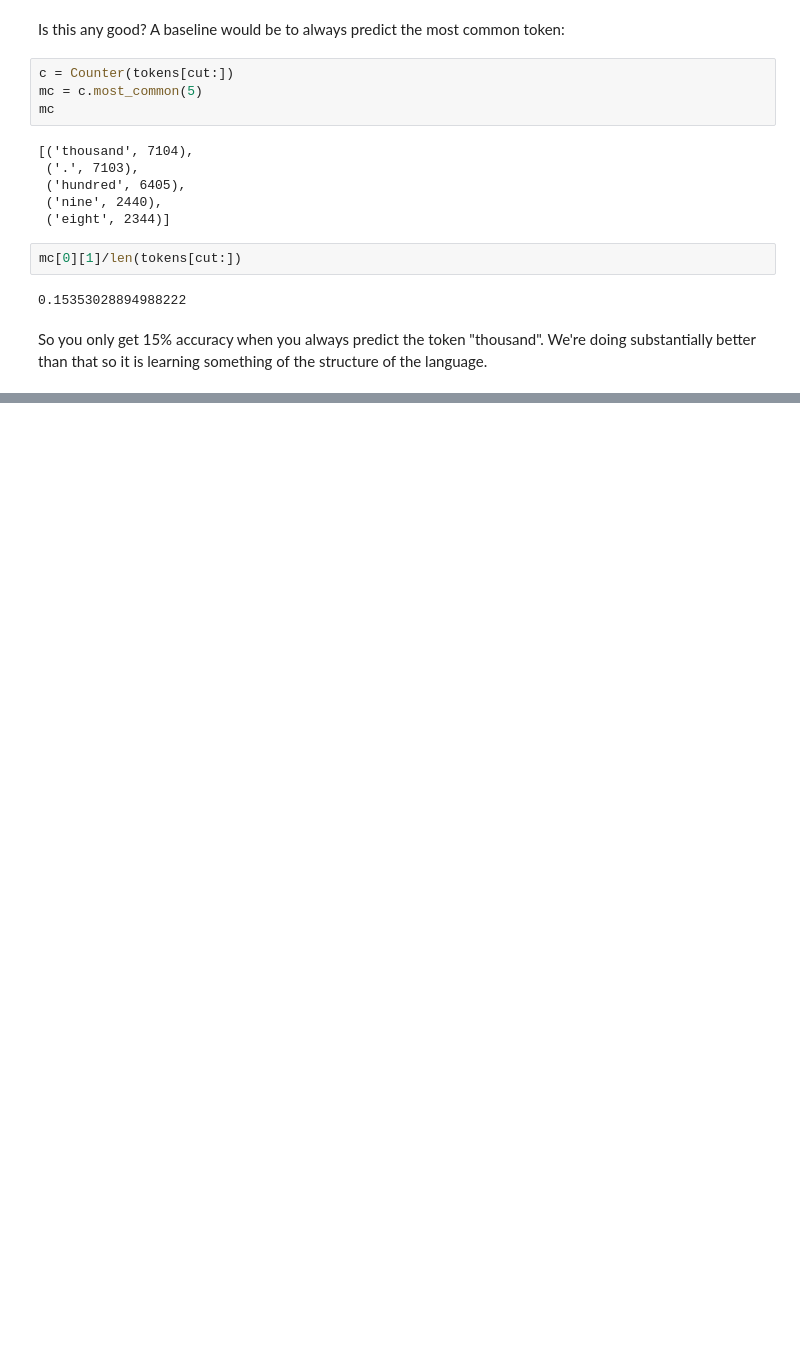
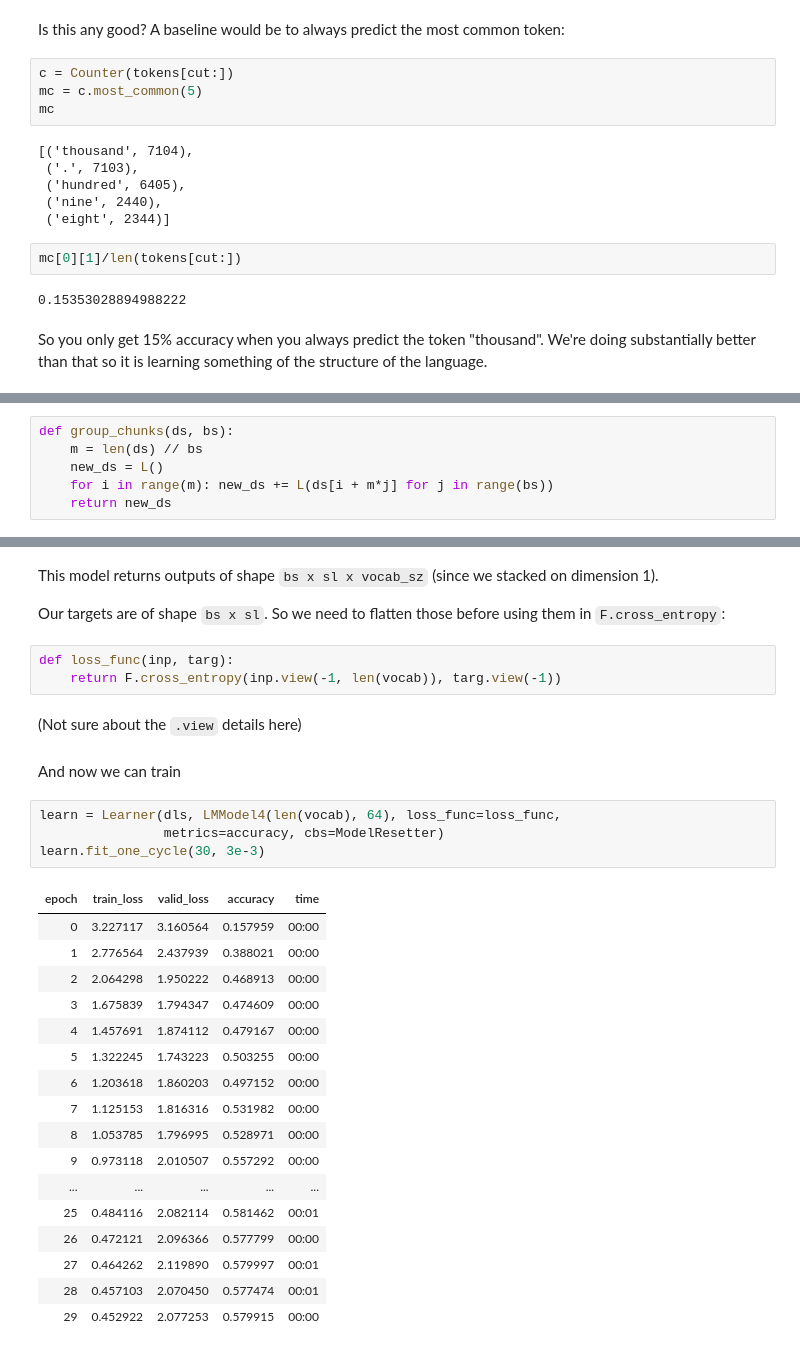
Before and after one commit to jaryaman/fastai-v4, a Jupyter notebook: notebooks/09-JA-language-models-pytorch.ipynb, the cells around one changed output, grey strips where cells are left out. Cells and saved outputs as stored; diff of their text form; blank space fills up the shorter version.

```diff
--- a/notebooks/09-JA-language-models-pytorch.ipynb
+++ b/notebooks/09-JA-language-models-pytorch.ipynb
@@ -156,0 +243,6 @@ So you only get 15% accuracy when you always predict the token "thousand". We're
+# %%
+def group_chunks(ds, bs):
+    m = len(ds) // bs
+    new_ds = L()
+    for i in range(m): new_ds += L(ds[i + m*j] for j in range(bs))
+    return new_ds
@@ -156,0 +346,33 @@ So you only get 15% accuracy when you always predict the token "thousand". We're
+# %% [markdown]
+This model returns outputs of shape `bs x sl x vocab_sz` (since we stacked on dimension 1).
+
+Our targets are of shape `bs x sl`. So we need to flatten those before using them in `F.cross_entropy`:
+# %%
+def loss_func(inp, targ):
+    return F.cross_entropy(inp.view(-1, len(vocab)), targ.view(-1))
+# %% [markdown]
+(Not sure about the `.view` details here)
+# %% [markdown]
+And now we can train
+# %%
+learn = Learner(dls, LMModel4(len(vocab), 64), loss_func=loss_func,
+                metrics=accuracy, cbs=ModelResetter)
+learn.fit_one_cycle(30, 3e-3)
+# %% [output]
+| epoch | train_loss | valid_loss | accuracy | time |
+| 0 | 3.227117 | 3.160564 | 0.157959 | 00:00 |
+| 1 | 2.776564 | 2.437939 | 0.388021 | 00:00 |
+| 2 | 2.064298 | 1.950222 | 0.468913 | 00:00 |
+| 3 | 1.675839 | 1.794347 | 0.474609 | 00:00 |
+| 4 | 1.457691 | 1.874112 | 0.479167 | 00:00 |
+| 5 | 1.322245 | 1.743223 | 0.503255 | 00:00 |
+| 6 | 1.203618 | 1.860203 | 0.497152 | 00:00 |
+| 7 | 1.125153 | 1.816316 | 0.531982 | 00:00 |
+| 8 | 1.053785 | 1.796995 | 0.528971 | 00:00 |
+| 9 | 0.973118 | 2.010507 | 0.557292 | 00:00 |
+| ... | ... | ... | ... | ... |
+| 25 | 0.484116 | 2.082114 | 0.581462 | 00:01 |
+| 26 | 0.472121 | 2.096366 | 0.577799 | 00:00 |
+| 27 | 0.464262 | 2.119890 | 0.579997 | 00:01 |
+| 28 | 0.457103 | 2.070450 | 0.577474 | 00:01 |
+| 29 | 0.452922 | 2.077253 | 0.579915 | 00:00 |
```
Also changed, not shown: parts of 69 cells of this notebook, 4 other files.
